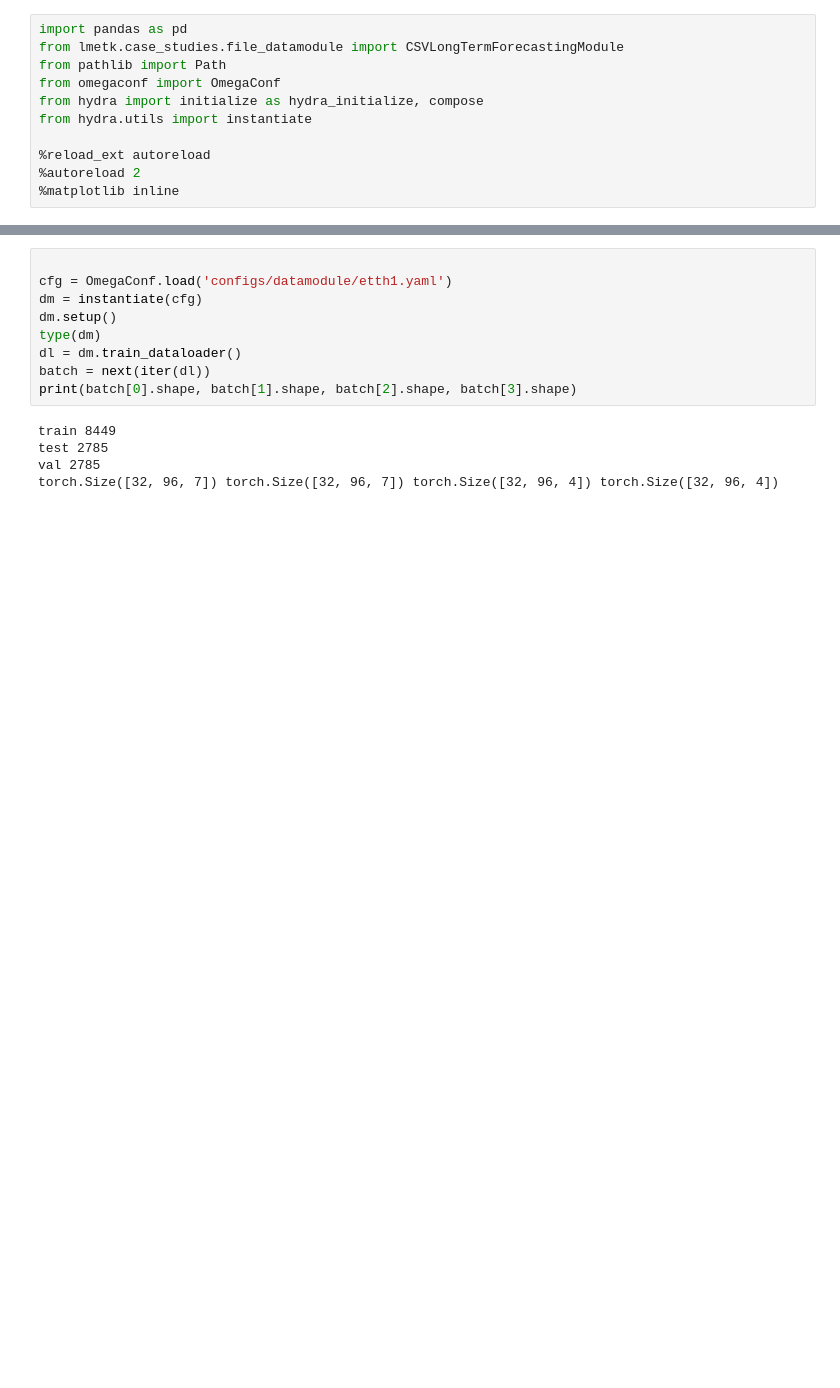
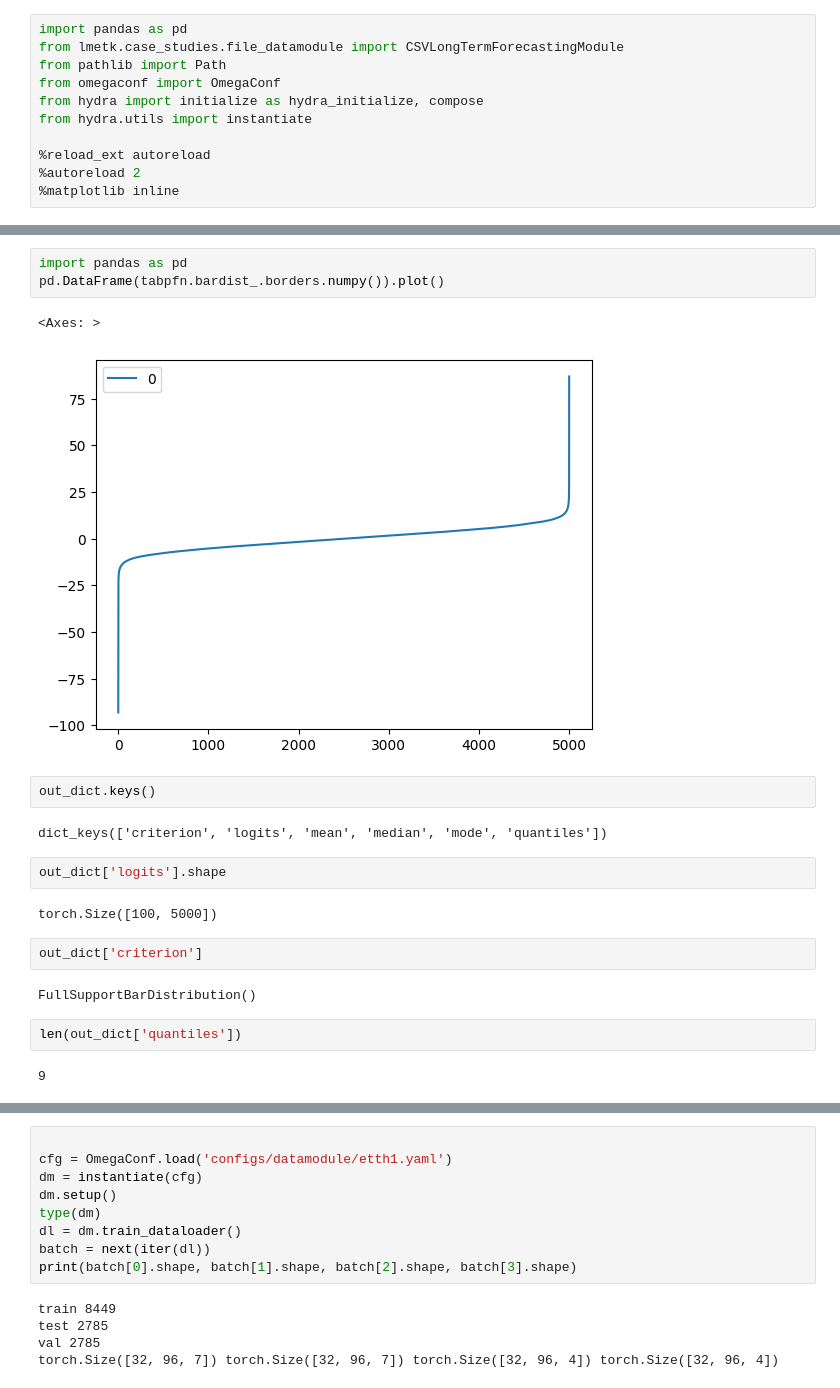
Before and after one commit to EPFL-IMOS/picid, a Jupyter notebook: notebooks/datamodules_debug.ipynb, the cells around one changed output, grey strips where cells are left out. Cells and saved outputs as stored; diff of their text form; blank space fills up the shorter version.

```diff
--- a/notebooks/datamodules_debug.ipynb
+++ b/notebooks/datamodules_debug.ipynb
@@ -32,0 +191,22 @@ array([[<Axes: title={'center': 'u100'}>,
+# %%
+import pandas as pd
+pd.DataFrame(tabpfn.bardist_.borders.numpy()).plot()
+# %% [output]
+<Axes: >
+[figure, added]
+# %%
+out_dict.keys()
+# %% [output]
+dict_keys(['criterion', 'logits', 'mean', 'median', 'mode', 'quantiles'])
+# %%
+out_dict['logits'].shape
+# %% [output]
+torch.Size([100, 5000])
+# %%
+out_dict['criterion']
+# %% [output]
+FullSupportBarDistribution()
+# %%
+len(out_dict['quantiles'])
+# %% [output]
+9
```
Also changed, not shown: parts of 14 cells of this notebook, 2 other files.
